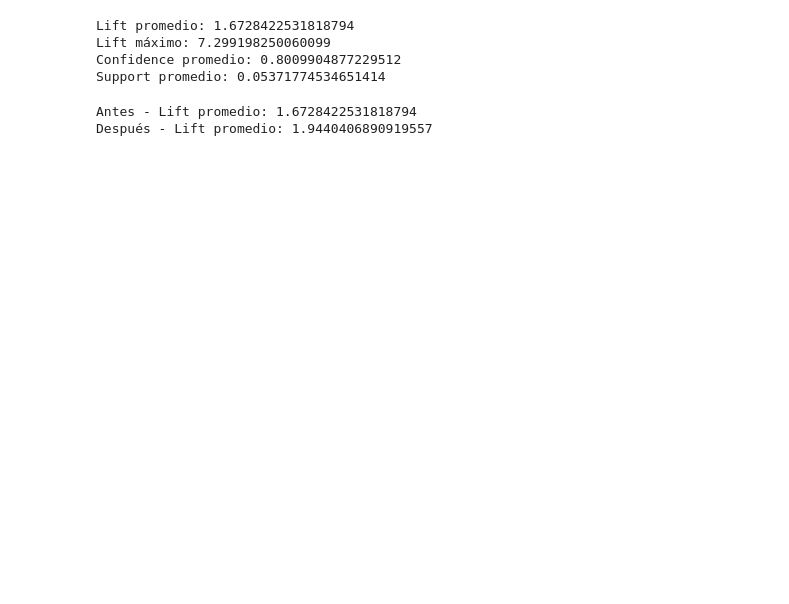
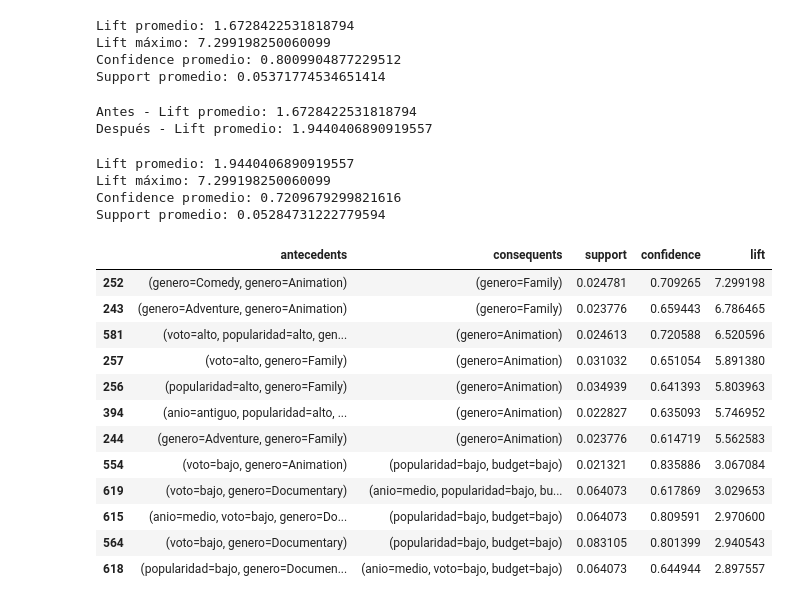
Before and after one commit to agabrielMej/laboratorio-2-clustering, a Jupyter notebook: notebooks/aprendizaje_no_supervisado.ipynb, the cells around one changed output. Drawn from its saved outputs; the diff is of its cells as text; code cells hidden in the pictures; blank space fills up the shorter version.

```diff
--- a/notebooks/aprendizaje_no_supervisado.ipynb
+++ b/notebooks/aprendizaje_no_supervisado.ipynb
@@ -472,3 +484,32 @@ print("Después - Lift promedio:", reglas_filtradas['lift'].mean())
 # %% [output]
 Antes - Lift promedio: 1.6728422531818794
 Después - Lift promedio: 1.9440406890919557
+# %%
+print("Lift promedio:", reglas_filtradas['lift'].mean())
+print("Lift máximo:", reglas_filtradas['lift'].max())
+print("Confidence promedio:", reglas_filtradas['confidence'].mean())
+print("Support promedio:", reglas_filtradas['support'].mean())
+# %% [output]
+Lift promedio: 1.9440406890919557
+Lift máximo: 7.299198250060099
+Confidence promedio: 0.7209679299821616
+Support promedio: 0.05284731222779594
+# %%
+reglas_filtradas \
+    .sort_values("lift", ascending=False) \
+    [["antecedents", "consequents", "support", "confidence", "lift"]] \
+    .head(12)
+# %% [output]
+|  | antecedents | consequents | support | confidence | lift |
+| 252 | (genero=Comedy, genero=Animation) | (genero=Family) | 0.024781 | 0.709265 | 7.299198 |
+| 243 | (genero=Adventure, genero=Animation) | (genero=Family) | 0.023776 | 0.659443 | 6.786465 |
+| 581 | (voto=alto, popularidad=alto, gen... | (genero=Animation) | 0.024613 | 0.720588 | 6.520596 |
+| 257 | (voto=alto, genero=Family) | (genero=Animation) | 0.031032 | 0.651054 | 5.891380 |
+| 256 | (popularidad=alto, genero=Family) | (genero=Animation) | 0.034939 | 0.641393 | 5.803963 |
+| 394 | (anio=antiguo, popularidad=alto, ... | (genero=Animation) | 0.022827 | 0.635093 | 5.746952 |
+| 244 | (genero=Adventure, genero=Family) | (genero=Animation) | 0.023776 | 0.614719 | 5.562583 |
+| 554 | (voto=bajo, genero=Animation) | (popularidad=bajo, budget=bajo) | 0.021321 | 0.835886 | 3.067084 |
+| 619 | (voto=bajo, genero=Documentary) | (anio=medio, popularidad=bajo, bu... | 0.064073 | 0.617869 | 3.029653 |
+| 615 | (anio=medio, voto=bajo, genero=Do... | (popularidad=bajo, budget=bajo) | 0.064073 | 0.809591 | 2.970600 |
+| 564 | (voto=bajo, genero=Documentary) | (popularidad=bajo, budget=bajo) | 0.083105 | 0.801399 | 2.940543 |
+| 618 | (popularidad=bajo, genero=Documen... | (anio=medio, voto=bajo, budget=bajo) | 0.064073 | 0.644944 | 2.897557 |
```
Also changed, not shown: parts of 4 cells of this notebook.
